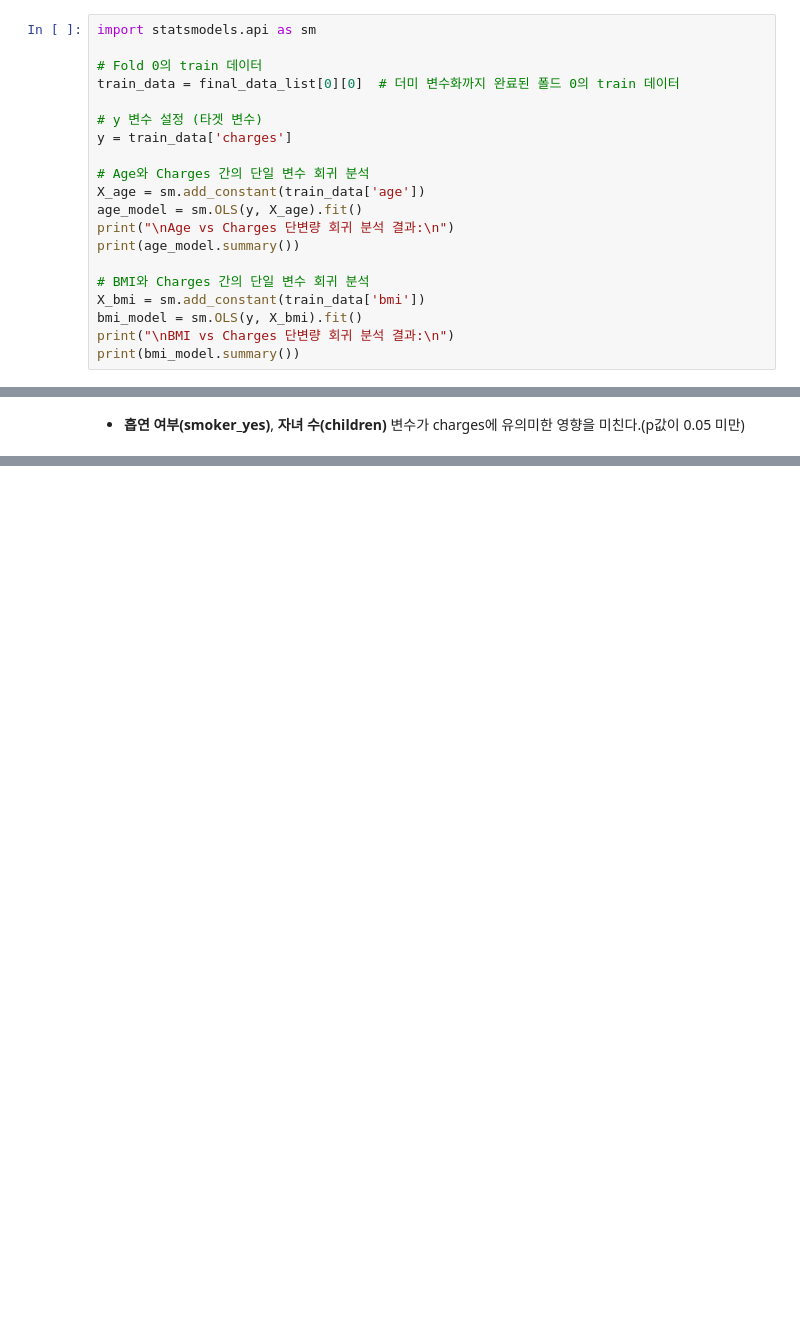
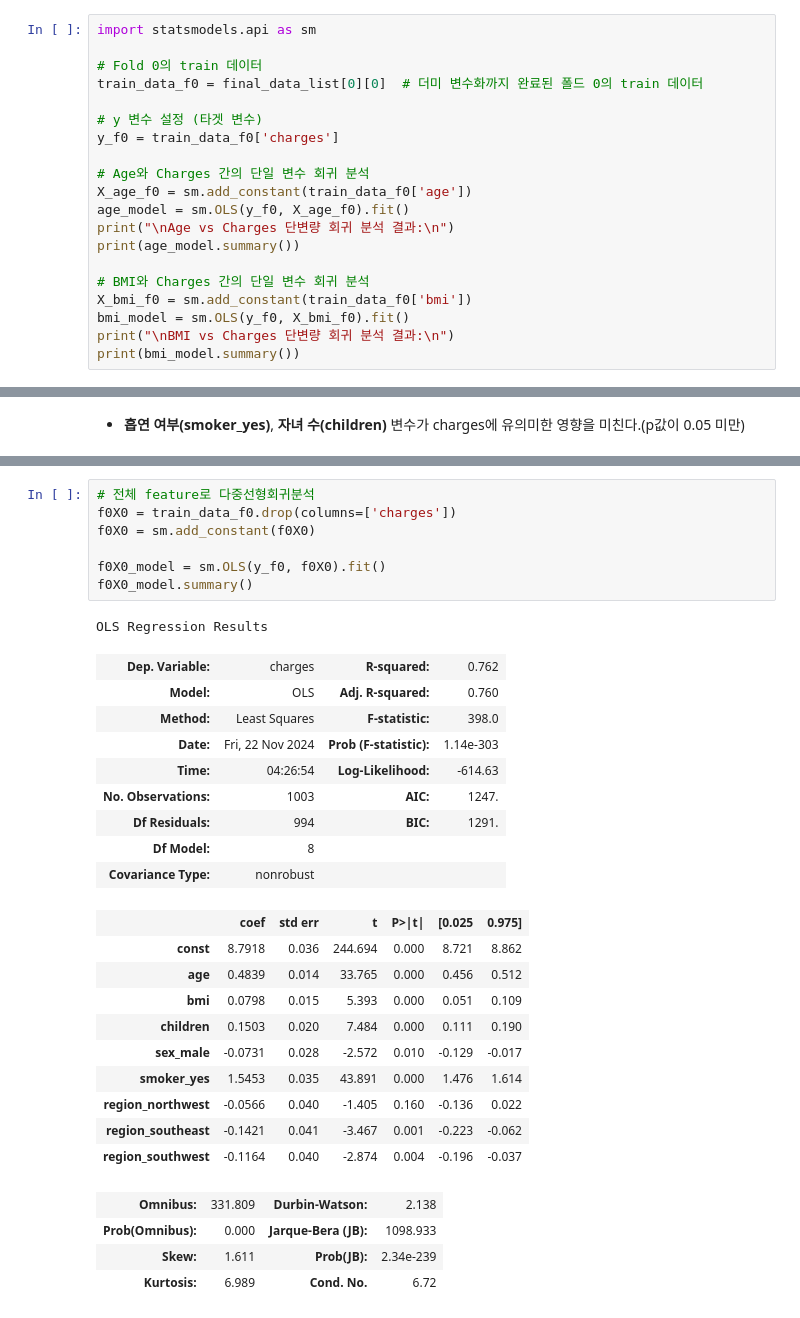
Before and after one commit to daeun118/24_2_ML_in_Finance, a Jupyter notebook: ML_in_Finance_TermProject.ipynb, the cells around one changed output, grey strips where cells are left out. Drawn from its saved outputs; the diff is of its cells as text; blank space fills up the shorter version.

```diff
--- a/ML_in_Finance_TermProject.ipynb
+++ b/ML_in_Finance_TermProject.ipynb
@@ -550,20 +594,20 @@ final_data_list[0][0]
 import statsmodels.api as sm
 
 # Fold 0의 train 데이터
-train_data = final_data_list[0][0]  # 더미 변수화까지 완료된 폴드 0의 train 데이터
+train_data_f0 = final_data_list[0][0]  # 더미 변수화까지 완료된 폴드 0의 train 데이터
 
 # y 변수 설정 (타겟 변수)
-y = train_data['charges']
+y_f0 = train_data_f0['charges']
 
 # Age와 Charges 간의 단일 변수 회귀 분석
-X_age = sm.add_constant(train_data['age'])
-age_model = sm.OLS(y, X_age).fit()
+X_age_f0 = sm.add_constant(train_data_f0['age'])
+age_model = sm.OLS(y_f0, X_age_f0).fit()
 print("\nAge vs Charges 단변량 회귀 분석 결과:\n")
 print(age_model.summary())
 
 # BMI와 Charges 간의 단일 변수 회귀 분석
-X_bmi = sm.add_constant(train_data['bmi'])
-bmi_model = sm.OLS(y, X_bmi).fit()
+X_bmi_f0 = sm.add_constant(train_data_f0['bmi'])
+bmi_model = sm.OLS(y_f0, X_bmi_f0).fit()
 print("\nBMI vs Charges 단변량 회귀 분석 결과:\n")
 print(bmi_model.summary())
 # %% [output]
@@ -646,0 +696,32 @@ Residual             1.450263e+11  999.0       NaN       NaN
+# %%
+# 전체 feature로 다중선형회귀분석
+f0X0 = train_data_f0.drop(columns=['charges'])
+f0X0 = sm.add_constant(f0X0)
+
+f0X0_model = sm.OLS(y_f0, f0X0).fit()
+f0X0_model.summary()
+# %% [output]
+OLS Regression Results
+| Dep. Variable: | charges | R-squared: | 0.762 |
+| Model: | OLS | Adj. R-squared: | 0.760 |
+| Method: | Least Squares | F-statistic: | 398.0 |
+| Date: | Fri, 22 Nov 2024 | Prob (F-statistic): | 1.14e-303 |
+| Time: | 04:26:54 | Log-Likelihood: | -614.63 |
+| No. Observations: | 1003 | AIC: | 1247. |
+| Df Residuals: | 994 | BIC: | 1291. |
+| Df Model: | 8 |  |  |
+| Covariance Type: | nonrobust |  |  |
+|  | coef | std err | t | P>|t| | [0.025 | 0.975] |
+| const | 8.7918 | 0.036 | 244.694 | 0.000 | 8.721 | 8.862 |
+| age | 0.4839 | 0.014 | 33.765 | 0.000 | 0.456 | 0.512 |
+| bmi | 0.0798 | 0.015 | 5.393 | 0.000 | 0.051 | 0.109 |
+| children | 0.1503 | 0.020 | 7.484 | 0.000 | 0.111 | 0.190 |
+| sex_male | -0.0731 | 0.028 | -2.572 | 0.010 | -0.129 | -0.017 |
+| smoker_yes | 1.5453 | 0.035 | 43.891 | 0.000 | 1.476 | 1.614 |
+| region_northwest | -0.0566 | 0.040 | -1.405 | 0.160 | -0.136 | 0.022 |
+| region_southeast | -0.1421 | 0.041 | -3.467 | 0.001 | -0.223 | -0.062 |
+| region_southwest | -0.1164 | 0.040 | -2.874 | 0.004 | -0.196 | -0.037 |
+| Omnibus: | 331.809 | Durbin-Watson: | 2.138 |
+| Prob(Omnibus): | 0.000 | Jarque-Bera (JB): | 1098.933 |
+| Skew: | 1.611 | Prob(JB): | 2.34e-239 |
+| Kurtosis: | 6.989 | Cond. No. | 6.72 |
```
Also changed, not shown: parts of 27 cells of this notebook.
